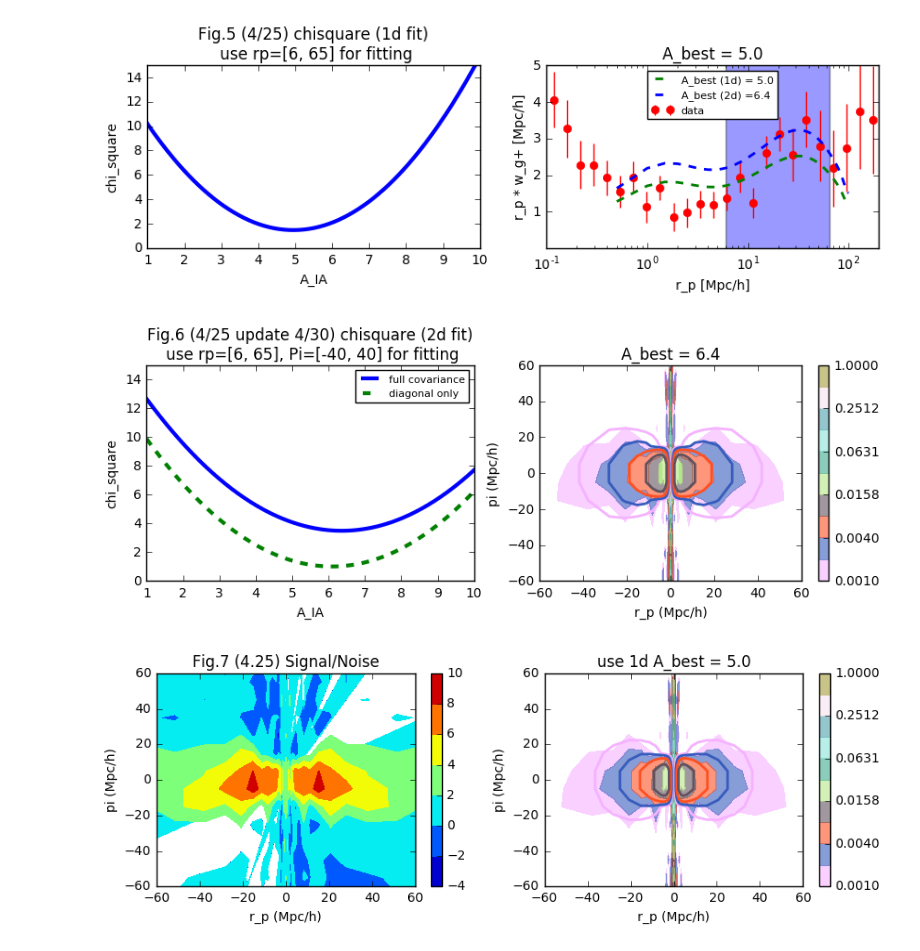
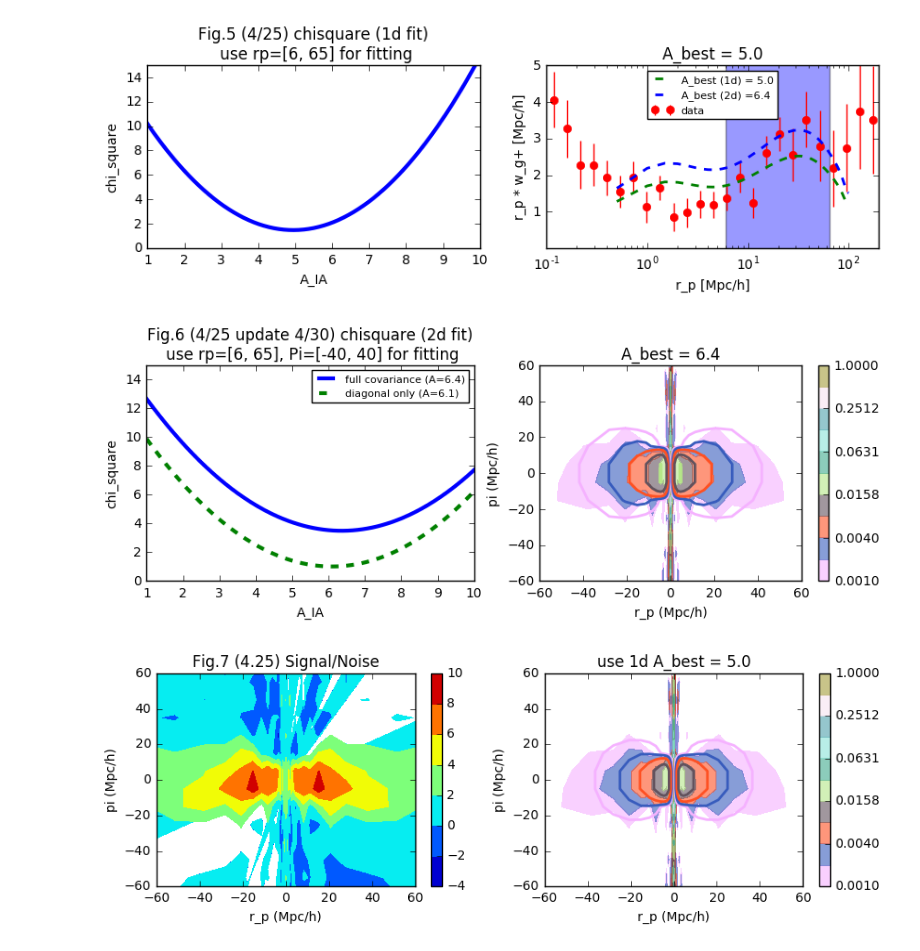
Before and after one commit to liuxx479/gplus, a Jupyter notebook: test_2d_fits.ipynb, the cells around one changed output. Saved outputs shown, nothing was run; the diff lists cells and outputs as text; code cells hidden in the pictures.

```diff
--- a/test_2d_fits.ipynb
+++ b/test_2d_fits.ipynb
@@ -341,27 +341,27 @@ show()
 # %%
 ################ plot it out just to make sure
 f, (ax2, ax) = subplots(1,2,figsize=(10,3))
 
 CS=ax.contourf(rp_bins2, pi_bins2, data_mean2, bounds2,colors=ic2,alpha=0.6)
 ax.set_ylim(-60,60)
 CS2=ax.contour(rp_bins2, pi_bins2, xi_lowzbin2*Abest2d, bounds2,colors=ic2,linewidths=2,alpha=1)
 cbar = plt.colorbar(CS)
 ax.set_xlim(-60,60)
 ax.set_xlabel('r_p (Mpc/h)')
 ax.set_ylabel('pi (Mpc/h)')
 ax.set_title('A_best = %.1f'%(Abest2d))
 
 
-ax2.plot(Ai_arr, chisq2darr, 'b-',lw=3, label='full covariance')
-ax2.plot(Ai_arr, chisq2darr_diag, 'g--',lw=3, label='diagonal only')
+ax2.plot(Ai_arr, chisq2darr, 'b-',lw=3, label='full covariance (A=%.1f)'%(Abest2d))
+ax2.plot(Ai_arr, chisq2darr_diag, 'g--',lw=3, label='diagonal only (A=%.1f)'%(Abest2d_diag))
 ax2.set_xlabel('A_IA')
 ax2.set_ylabel('chi_square')
 ax2.set_ylim(0, 15)
 ax2.set_title('Fig.6 (4/25 update 4/30) chisquare (2d fit)\n use rp=[6, 65], Pi=[-40, 40] for fitting')
 ax2.legend(frameon=1, fontsize=8, loc=0)
 show()
 # %% [output]
-[figure, old version]
+[figure, new version]
 # %%
 ################ plot it out just to make sure
 jk2dstd = std(data_jk, axis=0)
```
Also changed, not shown: parts of 3 cells of this notebook.
